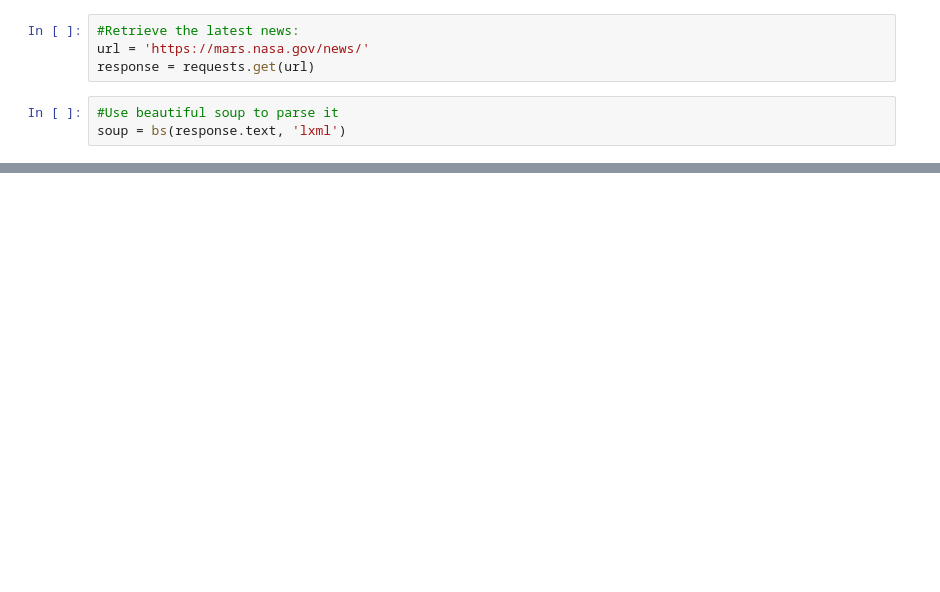
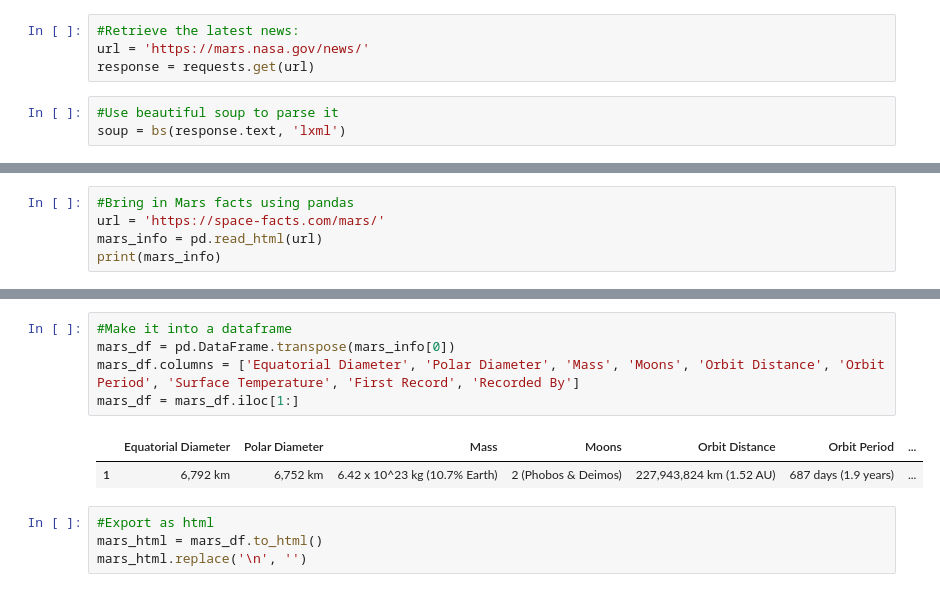
Before and after one commit to ckhelmer/MissionToMars, a Jupyter notebook: mission_to_mars.ipynb, the cells around one changed output, grey strips where cells are left out. Cells and saved outputs as stored; diff of their text form; blank space fills up the shorter version.

```diff
--- a/mission_to_mars.ipynb
+++ b/mission_to_mars.ipynb
@@ -39,0 +80,5 @@ WebDriverException: Message: unknown error: Failed to execute 'getComputedStyle'
+# %%
+#Bring in Mars facts using pandas
+url = 'https://space-facts.com/mars/'
+mars_info = pd.read_html(url)
+print(mars_info)
@@ -39,0 +96,12 @@ WebDriverException: Message: unknown error: Failed to execute 'getComputedStyle'
+# %%
+#Make it into a dataframe
+mars_df = pd.DataFrame.transpose(mars_info[0])
+mars_df.columns = ['Equatorial Diameter', 'Polar Diameter', 'Mass', 'Moons', 'Orbit Distance', 'Orbit Period', 'Surface Temperature', 'First Record', 'Recorded By']
+mars_df = mars_df.iloc[1:]
+# %% [output]
+|  | Equatorial Diameter | Polar Diameter | Mass | Moons | Orbit Distance | Orbit Period | ... |
+| 1 | 6,792 km | 6,752 km | 6.42 x 10^23 kg (10.7% Earth) | 2 (Phobos & Deimos) | 227,943,824 km (1.52 AU) | 687 days (1.9 years) | ... |
+# %%
+#Export as html
+mars_html = mars_df.to_html()
+mars_html.replace('\n', '')
```
Also changed, not shown: parts of 11 cells of this notebook, 3 other files.
